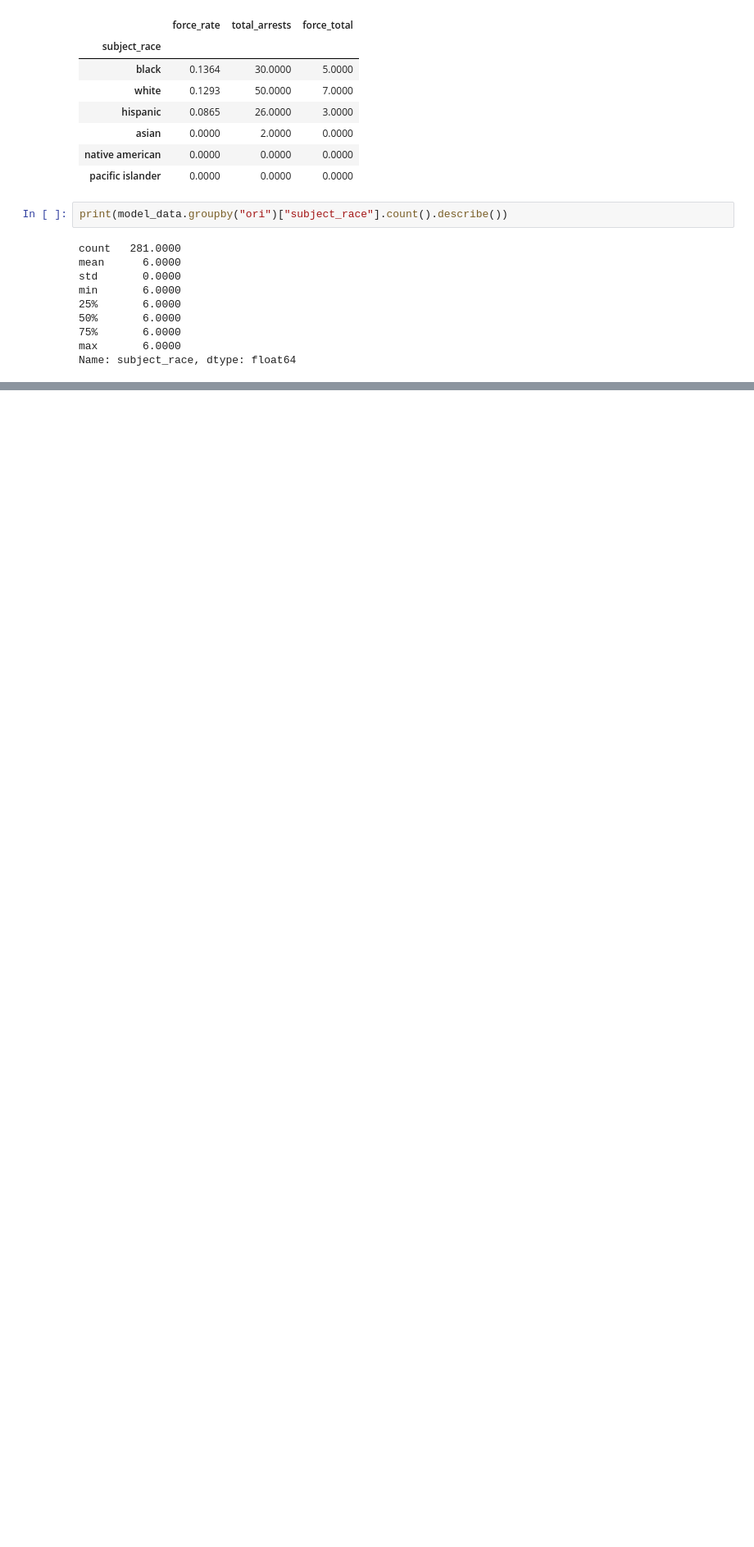
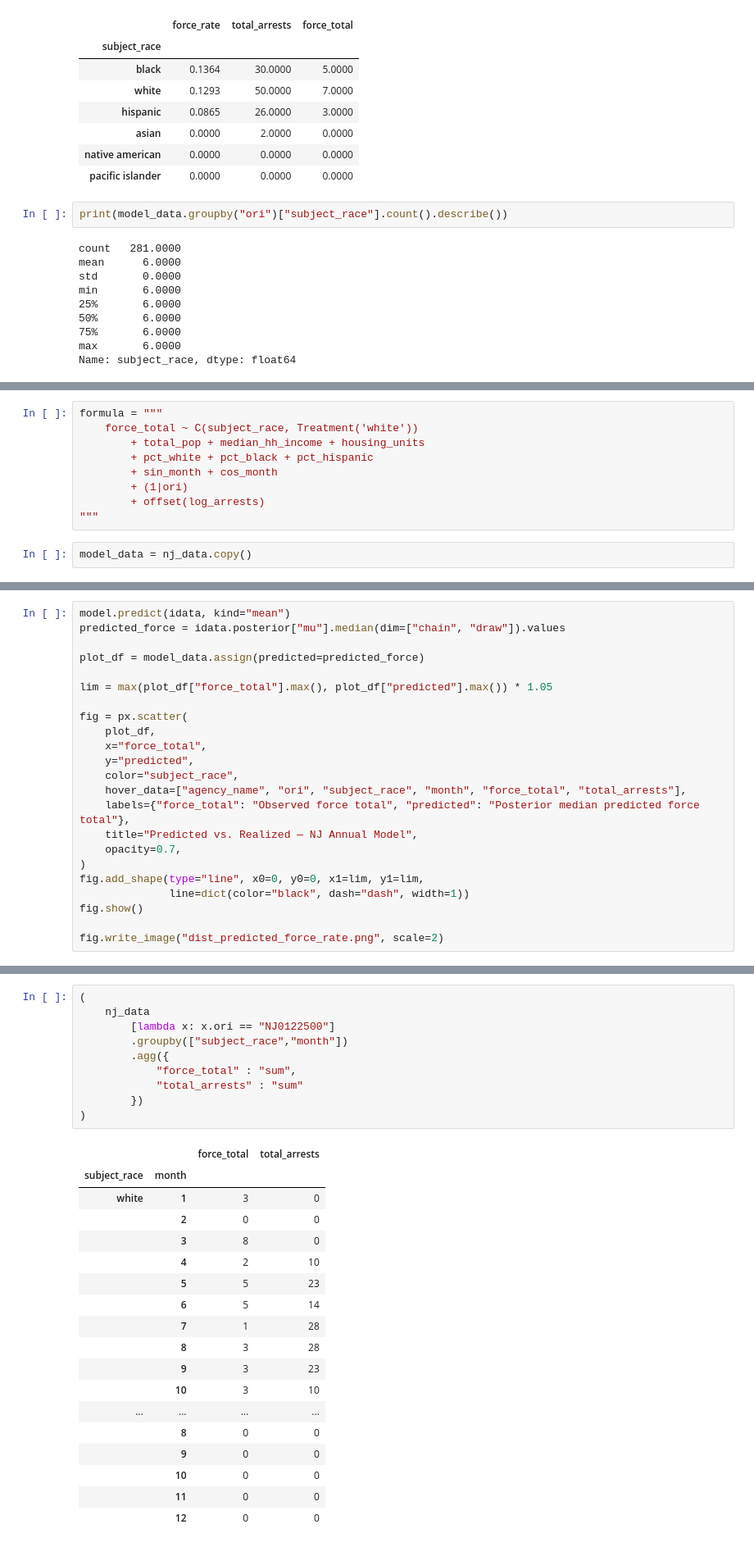
Before and after one commit to kzwang1729/UOFAnalysis, a Jupyter notebook: final_dataset_model.ipynb, the cells around one changed output, grey strips where cells are left out. Shown at 82% size. Saved outputs shown, nothing was run; the diff lists cells and outputs as text; blank space fills up the shorter version.

```diff
--- a/final_dataset_model.ipynb
+++ b/final_dataset_model.ipynb
@@ -470,0 +497,11 @@ print(f"\nObserved total:     {model_data['force_total'].sum():,.0f}")
+# %%
+formula = """
+    force_total ~ C(subject_race, Treatment('white'))
+        + total_pop + median_hh_income + housing_units
+        + pct_white + pct_black + pct_hispanic
+        + sin_month + cos_month
+        + (1|ori)
+        + offset(log_arrests)
+"""
+# %%
+model_data = nj_data.copy()
@@ -470,0 +600,23 @@ print(f"\nObserved total:     {model_data['force_total'].sum():,.0f}")
+# %%
+model.predict(idata, kind="mean")
+predicted_force = idata.posterior["mu"].median(dim=["chain", "draw"]).values
+
+plot_df = model_data.assign(predicted=predicted_force)
+
+lim = max(plot_df["force_total"].max(), plot_df["predicted"].max()) * 1.05
+
+fig = px.scatter(
+    plot_df,
+    x="force_total",
+    y="predicted",
+    color="subject_race",
+    hover_data=["agency_name", "ori", "subject_race", "month", "force_total", "total_arrests"],
+    labels={"force_total": "Observed force total", "predicted": "Posterior median predicted force total"},
+    title="Predicted vs. Realized — NJ Annual Model",
+    opacity=0.7,
+)
+fig.add_shape(type="line", x0=0, y0=0, x1=lim, y1=lim,
+              line=dict(color="black", dash="dash", width=1))
+fig.show()
+
+fig.write_image("dist_predicted_force_rate.png", scale=2)
@@ -470,0 +722,29 @@ print(f"\nObserved total:     {model_data['force_total'].sum():,.0f}")
+# %%
+(
+    nj_data
+        [lambda x: x.ori == "NJ0122500"]
+        .groupby(["subject_race","month"])
+        .agg({
+            "force_total" : "sum",
+            "total_arrests" : "sum"
+        })
+)
+# %% [output]
+|  |  | force_total | total_arrests |
+| subject_race | month |  |  |
+| white | 1 | 3 | 0 |
+|  | 2 | 0 | 0 |
+|  | 3 | 8 | 0 |
+|  | 4 | 2 | 10 |
+|  | 5 | 5 | 23 |
+|  | 6 | 5 | 14 |
+|  | 7 | 1 | 28 |
+|  | 8 | 3 | 28 |
+|  | 9 | 3 | 23 |
+|  | 10 | 3 | 10 |
+| ... | ... | ... | ... |
+|  | 8 | 0 | 0 |
+|  | 9 | 0 | 0 |
+|  | 10 | 0 | 0 |
+|  | 11 | 0 | 0 |
+|  | 12 | 0 | 0 |
```
Also changed, not shown: parts of 13 cells of this notebook, 2 other files.
